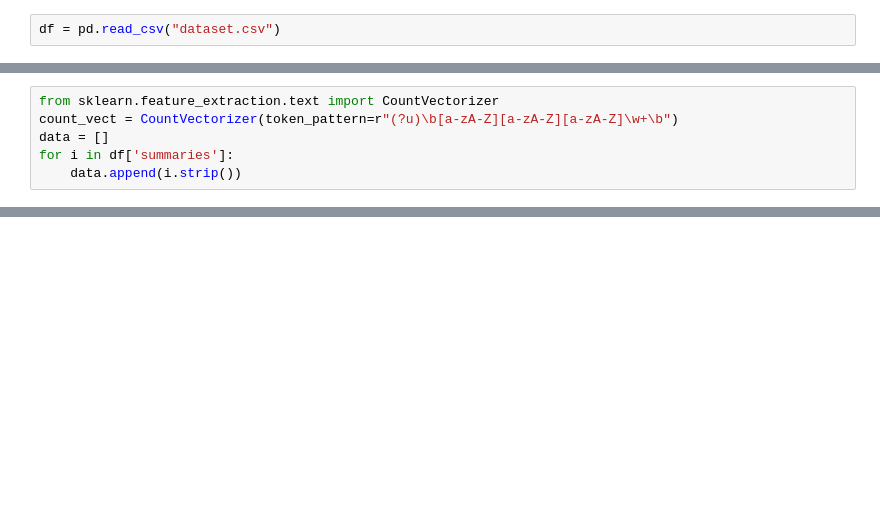
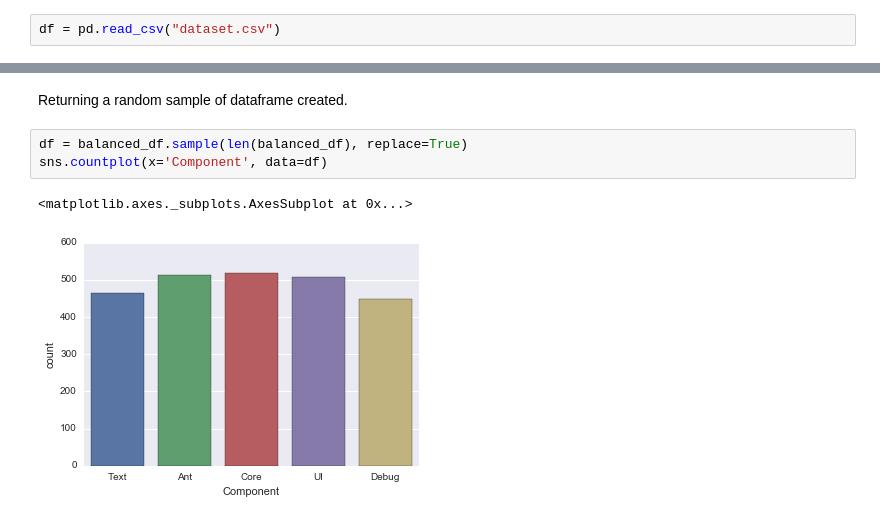
Before and after one commit to diegoca80/data_science, a Jupyter notebook: notebooks/Triage.ipynb, the cells around one changed output, grey strips where cells are left out. Drawn from its saved outputs; the diff is of its cells as text; blank space fills up the shorter version.

```diff
--- a/notebooks/Triage.ipynb
+++ b/notebooks/Triage.ipynb
@@ -94,6 +54,0 @@ df
-# %%
-from sklearn.feature_extraction.text import CountVectorizer
-count_vect = CountVectorizer(token_pattern=r"(?u)\b[a-zA-Z][a-zA-Z][a-zA-Z]\w+\b")
-data = []
-for i in df['summaries']:
-    data.append(i.strip())
@@ -178,0 +86,8 @@ Accuracy Training: 0.756789971734
+# %% [markdown]
+Returning a random sample of dataframe created.
+# %%
+df = balanced_df.sample(len(balanced_df), replace=True)
+sns.countplot(x='Component', data=df)
+# %% [output]
+<matplotlib.axes._subplots.AxesSubplot at 0x...>
+[figure, added]
```
Also changed, not shown: parts of 43 cells of this notebook.
